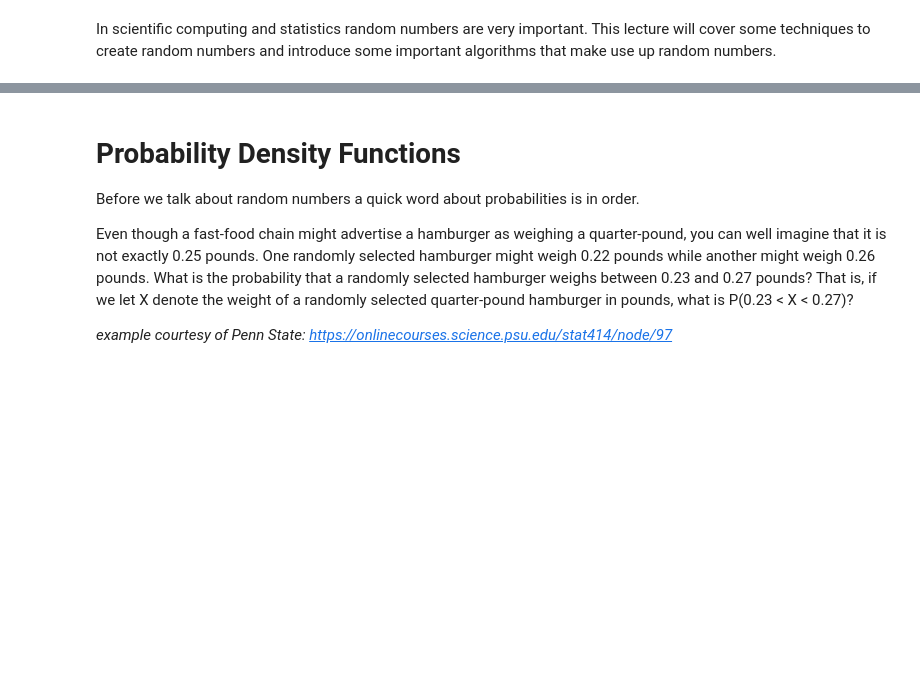
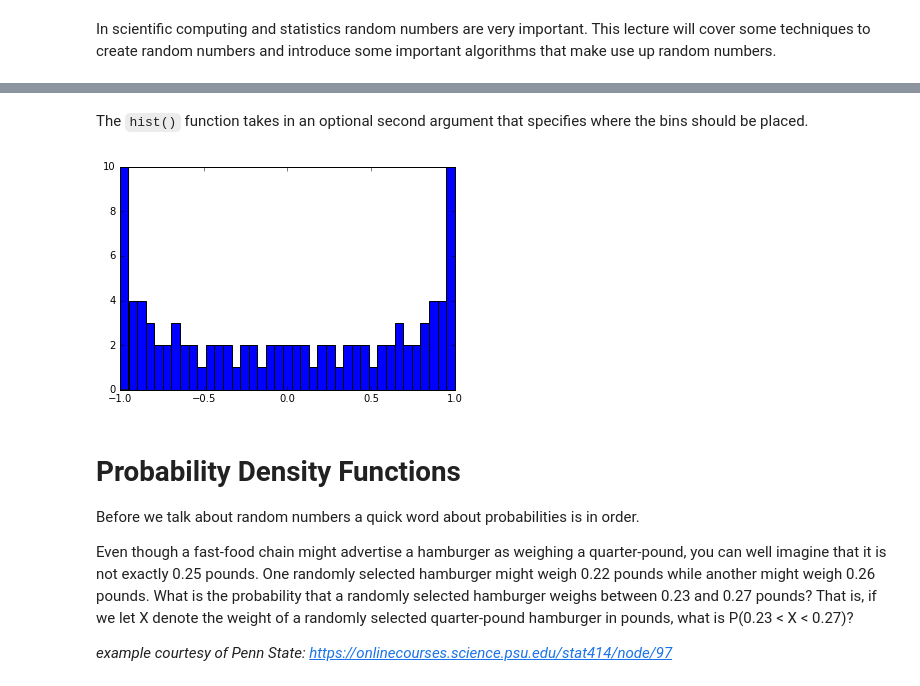
Before and after one commit to lukasbystricky/ISC-3313, a Jupyter notebook: lectures/chapter4/3-random_numbers.ipynb, the cells around one changed output, grey strips where cells are left out. Cells and saved outputs as stored; diff of their text form; code cells hidden in the pictures; blank space fills up the shorter version.

```diff
--- a/lectures/chapter4/3-random_numbers.ipynb
+++ b/lectures/chapter4/3-random_numbers.ipynb
@@ -5,3 +20,12 @@ In scientific computing and statistics random numbers are very important. This l
+# %% [markdown]
+The `hist()` function takes in an optional second argument that specifies where the bins should be placed.
+# %%
+x = np.linspace(0,2*np.pi,100)
+y = np.sin(x)
+
+plt.hist(y,np.linspace(-1,1,40));
+# %% [output]
+[figure, added]
 # %% [markdown]
 # Probability Density Functions
 
```
Also changed, not shown: parts of 11 cells of this notebook.
